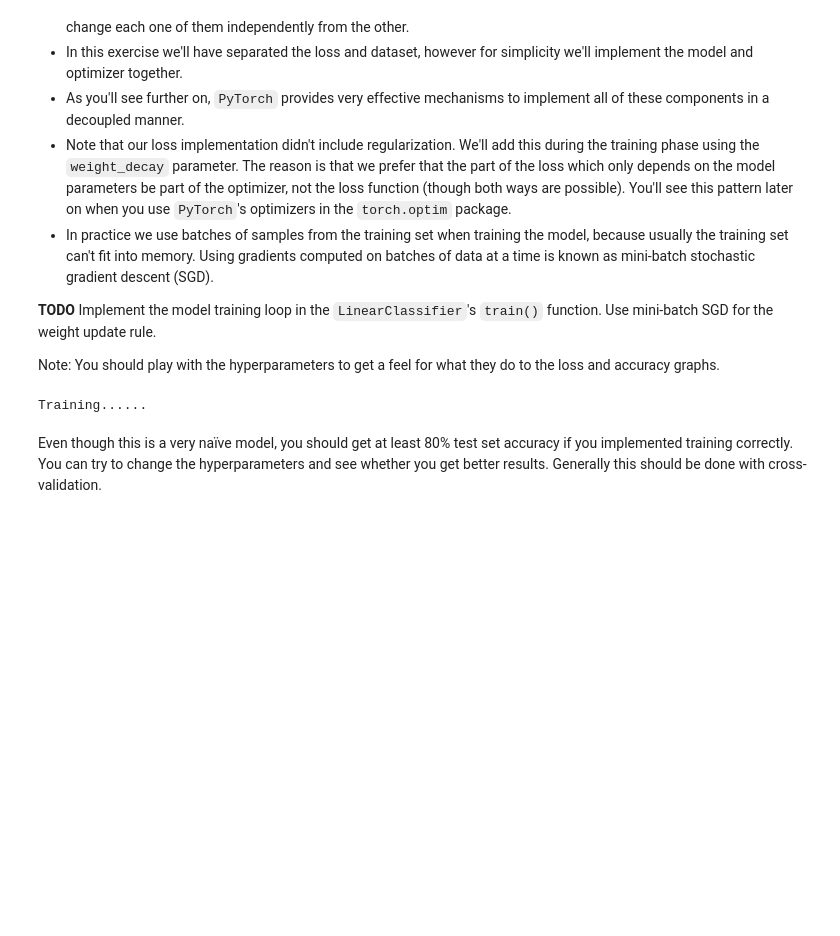
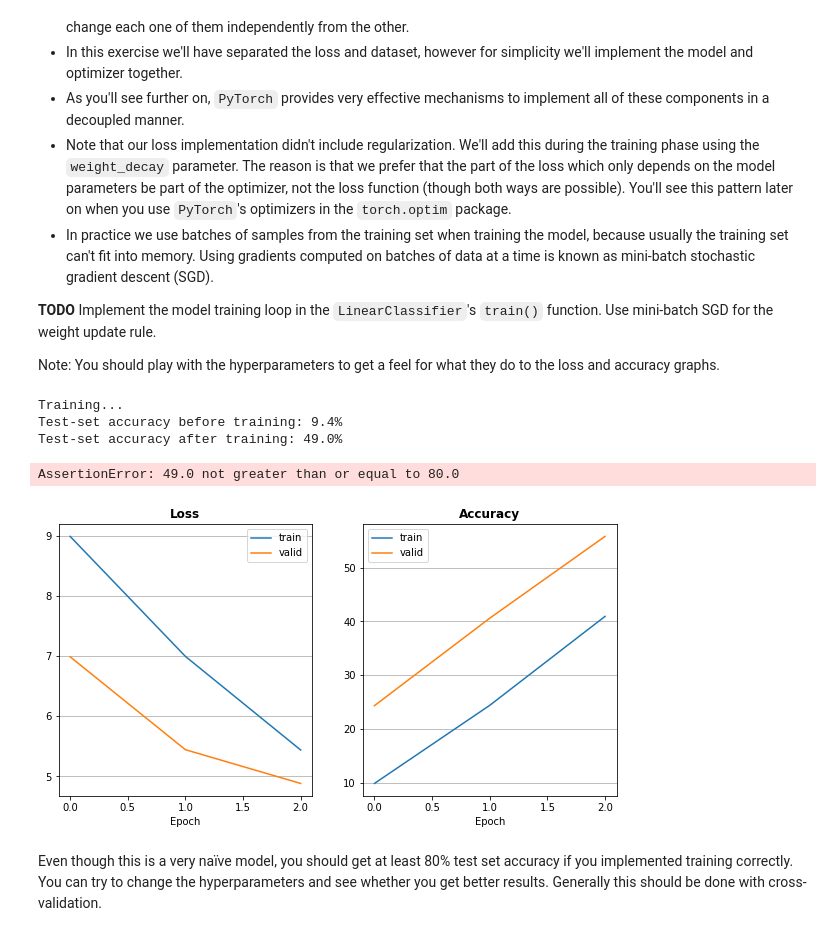
Before and after one commit to shomerYu/cs236605-hw1, a Jupyter notebook: Part3_LinearClassifier.ipynb, the cells around one changed output. Cells and saved outputs as stored; diff of their text form; code cells hidden in the pictures; blank space fills up the shorter version.

```diff
--- a/Part3_LinearClassifier.ipynb
+++ b/Part3_LinearClassifier.ipynb
@@ -137,7 +130,7 @@ ds_test = hw1datasets.SubsetDataset(
     num_test)
 dl_test = torch.utils.data.DataLoader(ds_test, batch_size)
 
-n_features = torch.numel(x0)
+n_features = 785#torch.numel(x0)
 n_classes = 10
 
 # Make sure samples have bias term added
@@ -394,35 +387,39 @@ lin_cls = hw1linear.LinearClassifier(n_features, n_classes)
 
 # Evaluate on the test set
 x_test, y_test = dl_utils.flatten(dl_test)
 y_test_pred , _= lin_cls.predict(x_test)
 test_acc_before = lin_cls.evaluate_accuracy(y_test, y_test_pred)
 
 # Train the model
 svm_loss_fn = SVMHingeLoss()
 train_res, valid_res = lin_cls.train(dl_train, dl_valid, svm_loss_fn,
                                     learn_rate=1e-3, weight_decay=0.5,
-                                    max_epochs=32)#31
+                                    max_epochs=3)#31
 
 # Re-evaluate on the test set
 y_test_pred , _= lin_cls.predict(x_test)
 test_acc_after = lin_cls.evaluate_accuracy(y_test, y_test_pred)
 
 # Plot loss and accuracy
 fig, axes = plt.subplots(nrows=1, ncols=2, figsize=(10,5))
 for i, loss_acc in enumerate(('loss', 'accuracy')):
     axes[i].plot(getattr(train_res, loss_acc))
     axes[i].plot(getattr(valid_res, loss_acc))
     axes[i].set_title(loss_acc.capitalize(), fontweight='bold')
     axes[i].set_xlabel('Epoch')
     axes[i].legend(('train', 'valid'))
     axes[i].grid(which='both', axis='y')
 
 # Check test set accuracy
 print(f'Test-set accuracy before training: {test_acc_before:.1f}%')
 print(f'Test-set accuracy after training: {test_acc_after:.1f}%')
 test.assertGreaterEqual(test_acc_after, 80.0)
 # %% [output]
-Training......
+Training...
+Test-set accuracy before training: 9.4%
+Test-set accuracy after training: 49.0%
+AssertionError: 49.0 not greater than or equal to 80.0
+[figure, added]
 # %% [markdown]
 Even though this is a very naïve model, you should get at least 80% test set accuracy if you implemented training correctly. You can try to change the hyperparameters and see whether you get better results. Generally this should be done with cross-validation.
 # %% [markdown]
```
Also changed, not shown: parts of 6 cells of this notebook, 1 other file.
